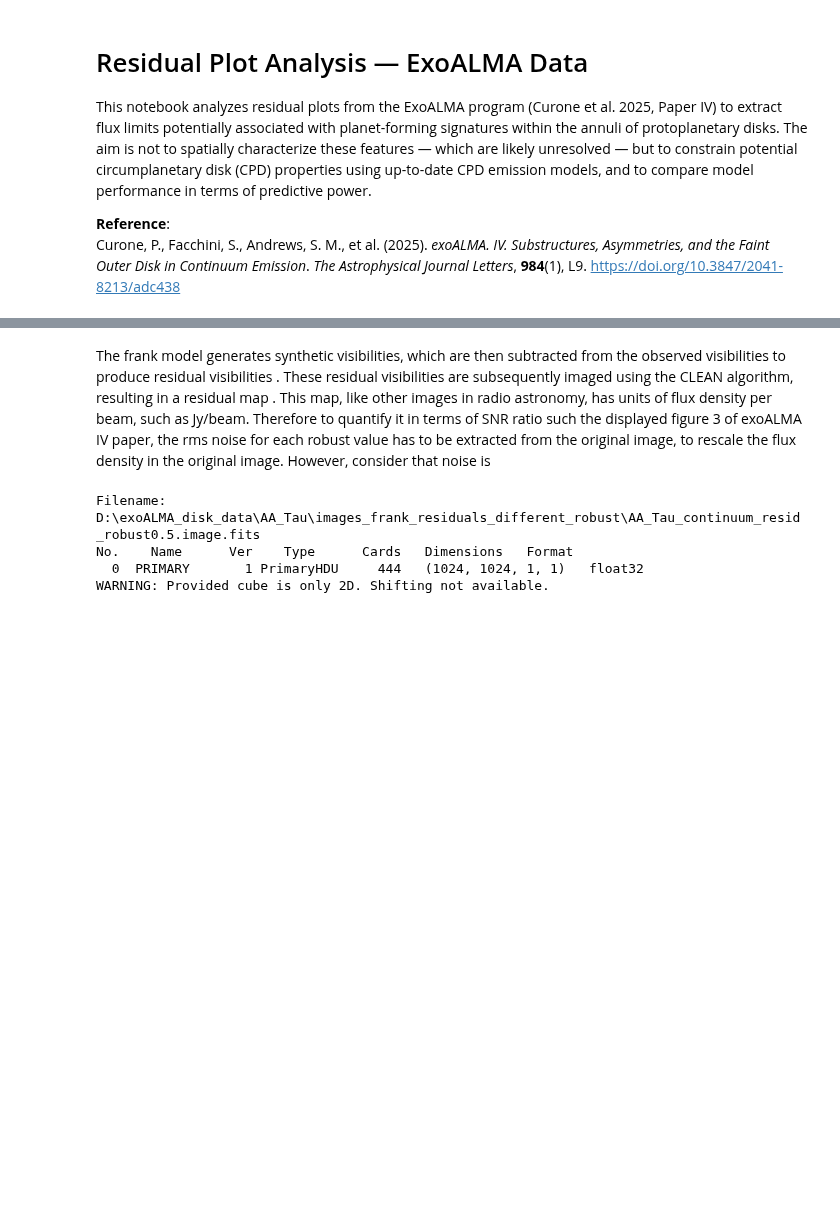
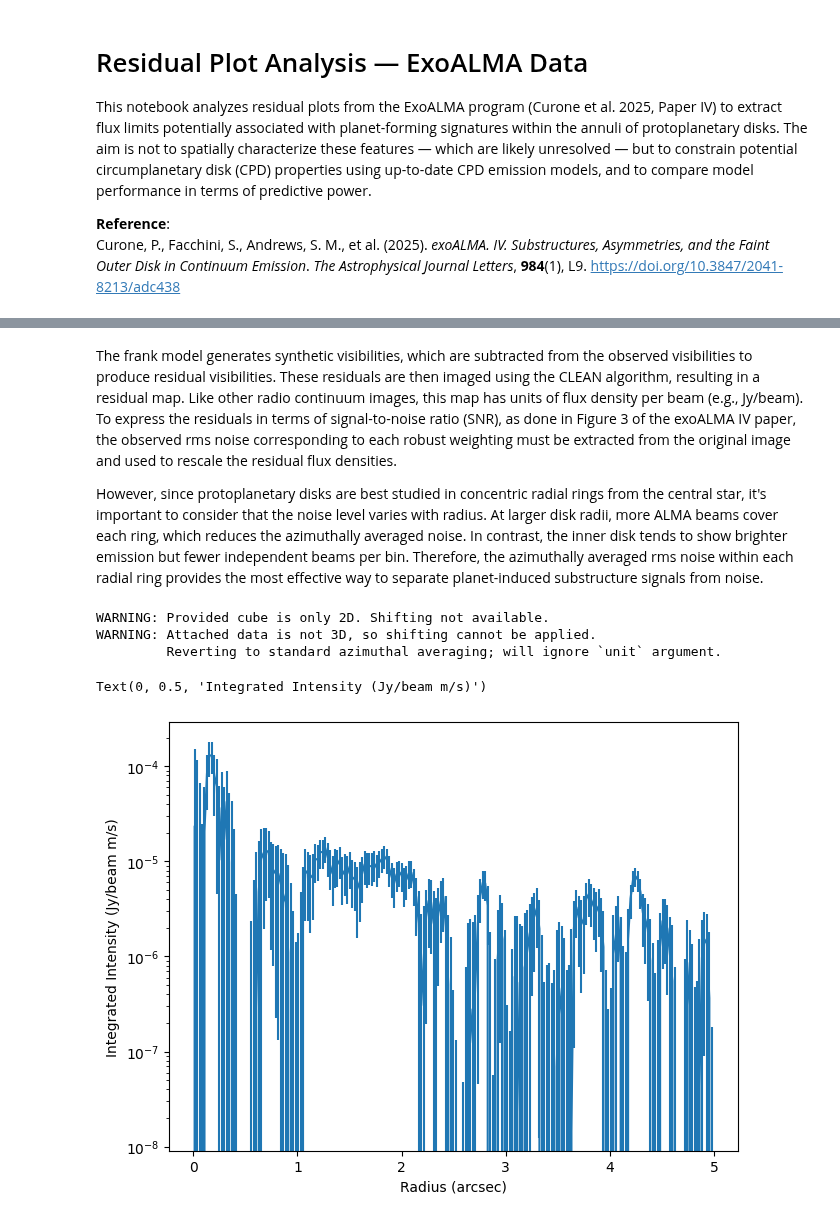
Before and after one commit to VWelke/CPD_MPIA, a Jupyter notebook: Residual_Plot.ipynb, the cells around one changed output, grey strips where cells are left out. Saved outputs shown, nothing was run; the diff lists cells and outputs as text; code cells hidden in the pictures; blank space fills up the shorter version.

```diff
--- a/Residual_Plot.ipynb
+++ b/Residual_Plot.ipynb
@@ -69,17 +106,28 @@ for disk in os.listdir(data_dir):
 # and label them clearly
 # Problem: the displayed image is not the same as shown in paper, this has units of flux, that one is SNR
 # %% [markdown]
-The frank model generates synthetic visibilities, which are then subtracted from the observed visibilities to produce residual visibilities . These residual visibilities are subsequently imaged using the CLEAN algorithm, resulting in a residual map . This map, like other images in radio astronomy, has units of flux density per beam, such as Jy/beam. Therefore to quantify it in terms of SNR ratio such the displayed figure 3 of exoALMA IV paper, the rms noise for each robust value has to be extracted from the original image, to rescale the flux density in the original image. However, consider that noise is
+The frank model generates synthetic visibilities, which are subtracted from the observed visibilities to produce residual visibilities. These residuals are then imaged using the CLEAN algorithm, resulting in a residual map. Like other radio continuum images, this map has units of flux density per beam (e.g., Jy/beam). To express the residuals in terms of signal-to-noise ratio (SNR), as done in Figure 3 of the exoALMA IV paper, the observed rms noise corresponding to each robust weighting must be extracted from the original image and used to rescale the residual flux densities.
+
+However, since protoplanetary disks are best studied in concentric radial rings from the central star, it's important to consider that the noise level varies with radius. At larger disk radii, more ALMA beams cover each ring, which reduces the azimuthally averaged noise. In contrast, the inner disk tends to show brighter emission but fewer independent beams per bin. Therefore, the azimuthally averaged rms noise within each radial ring provides the most effective way to separate planet-induced substructure signals from noise.
 # %%
 # A simple example plot of the nonaxisymmetric residuals for disk AA_Tau with robust value 0.5
 # Adapting from section 4.2 of the exoALMA X paper
 
 
 
 
 cube = imagecube('D:\exoALMA_disk_data\AA_Tau\images_frank_residuals_different_robust\AA_Tau_continuum_resid_robust0.5.image.fits', FOV=10.0)
+
+x, y, dy = cube.radial_profile(inc=58.54, PA=155.6)
+
+fig, ax = plt.subplots(constrained_layout=True)
+ax.errorbar(x, y, dy)
+ax.set_yscale('log')
+ax.set_xlabel('Radius (arcsec)')
+ax.set_ylabel('Integrated Intensity (Jy/beam m/s)')
 # %% [output]
-Filename: D:\exoALMA_disk_data\AA_Tau\images_frank_residuals_different_robust\AA_Tau_continuum_resid_robust0.5.image.fits
-No.    Name      Ver    Type      Cards   Dimensions   Format
-  0  PRIMARY       1 PrimaryHDU     444   (1024, 1024, 1, 1)   float32
 WARNING: Provided cube is only 2D. Shifting not available.
+WARNING: Attached data is not 3D, so shifting cannot be applied.
+         Reverting to standard azimuthal averaging; will ignore `unit` argument.
+Text(0, 0.5, 'Integrated Intensity (Jy/beam m/s)')
+[figure, added]
```
Also changed, not shown: parts of 2 cells of this notebook.
